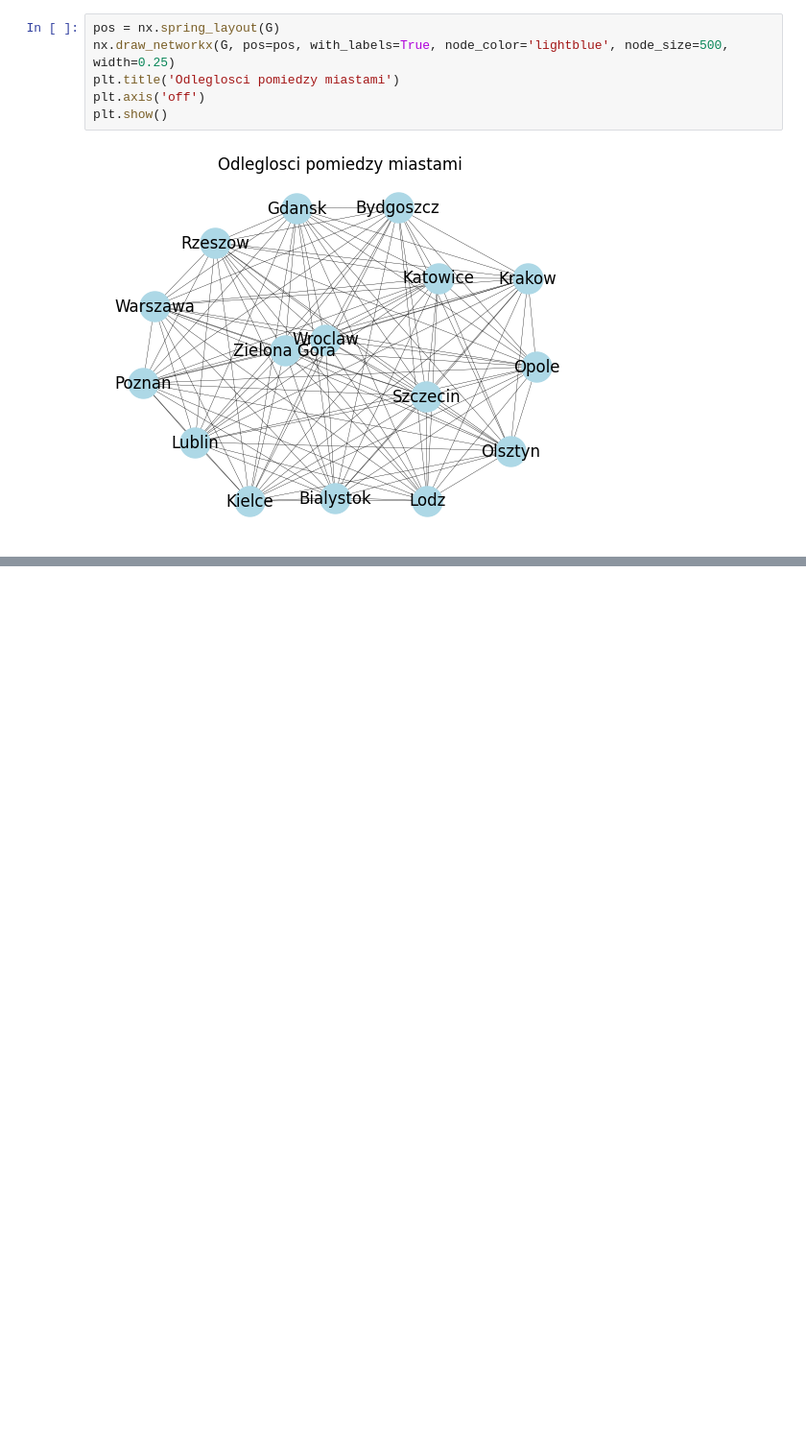
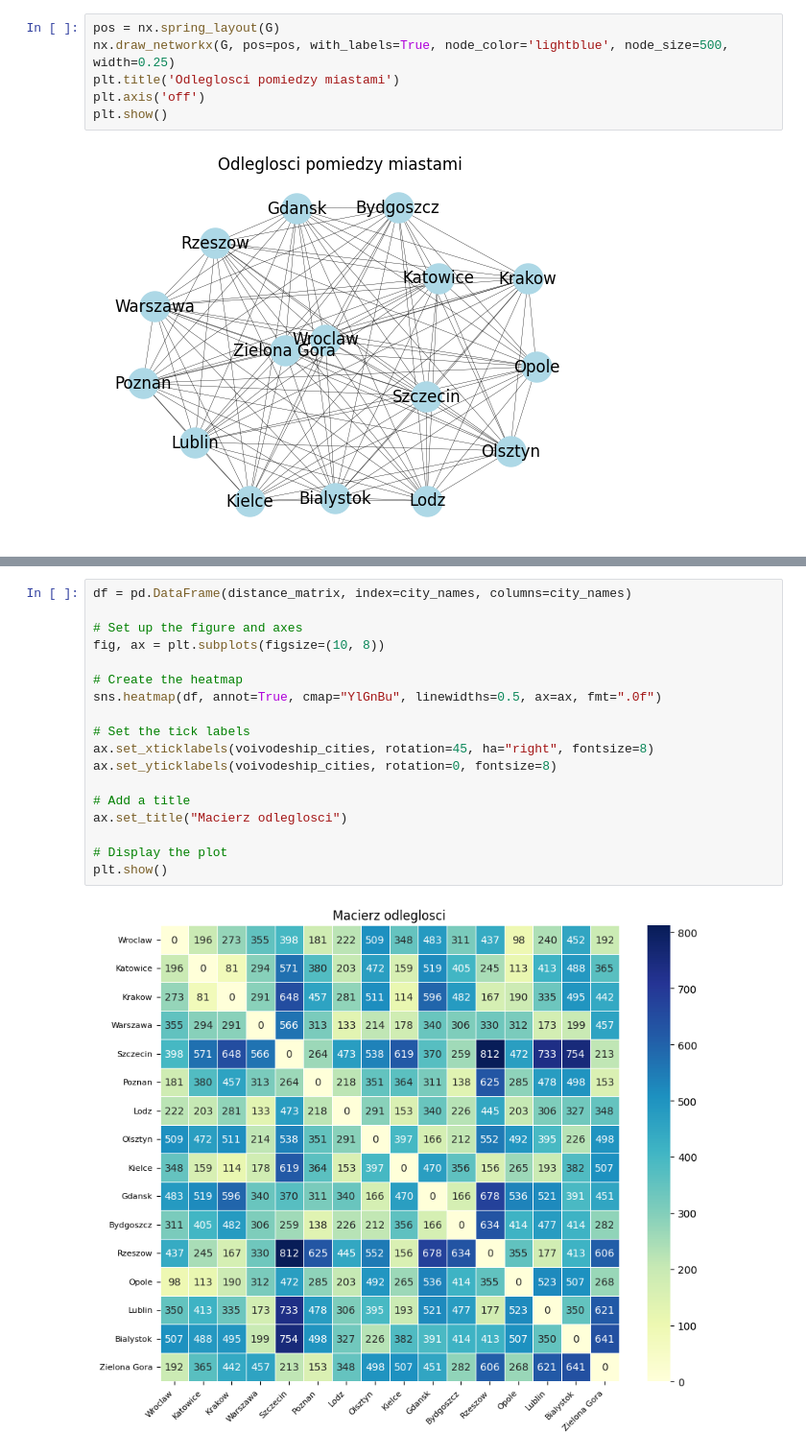
Before and after one commit to efemeryczny/tsp, a Jupyter notebook: tsp_kmwd.ipynb, the cells around one changed output, grey strips where cells are left out. Shown at 96% size. Cells and saved outputs as stored; diff of their text form; blank space fills up the shorter version.

```diff
--- a/tsp_kmwd.ipynb
+++ b/tsp_kmwd.ipynb
@@ -68,0 +136,20 @@ plt.show()
+# %%
+df = pd.DataFrame(distance_matrix, index=city_names, columns=city_names)
+
+# Set up the figure and axes
+fig, ax = plt.subplots(figsize=(10, 8))
+
+# Create the heatmap
+sns.heatmap(df, annot=True, cmap="YlGnBu", linewidths=0.5, ax=ax, fmt=".0f")
+
+# Set the tick labels
+ax.set_xticklabels(voivodeship_cities, rotation=45, ha="right", fontsize=8)
+ax.set_yticklabels(voivodeship_cities, rotation=0, fontsize=8)
+
+# Add a title
+ax.set_title("Macierz odleglosci")
+
+# Display the plot
+plt.show()
+# %% [output]
+[figure, added]
```
Also changed, not shown: parts of 4 cells of this notebook.
